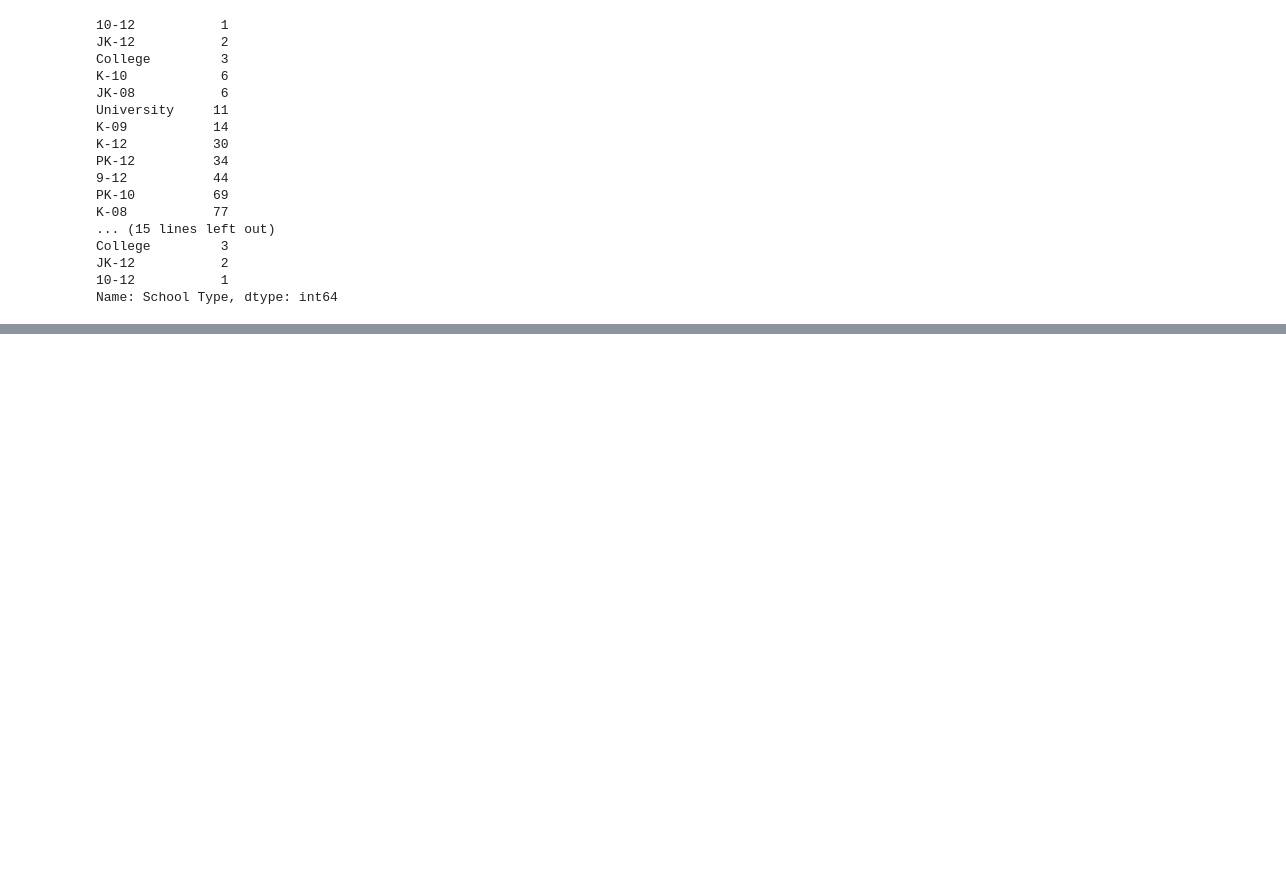
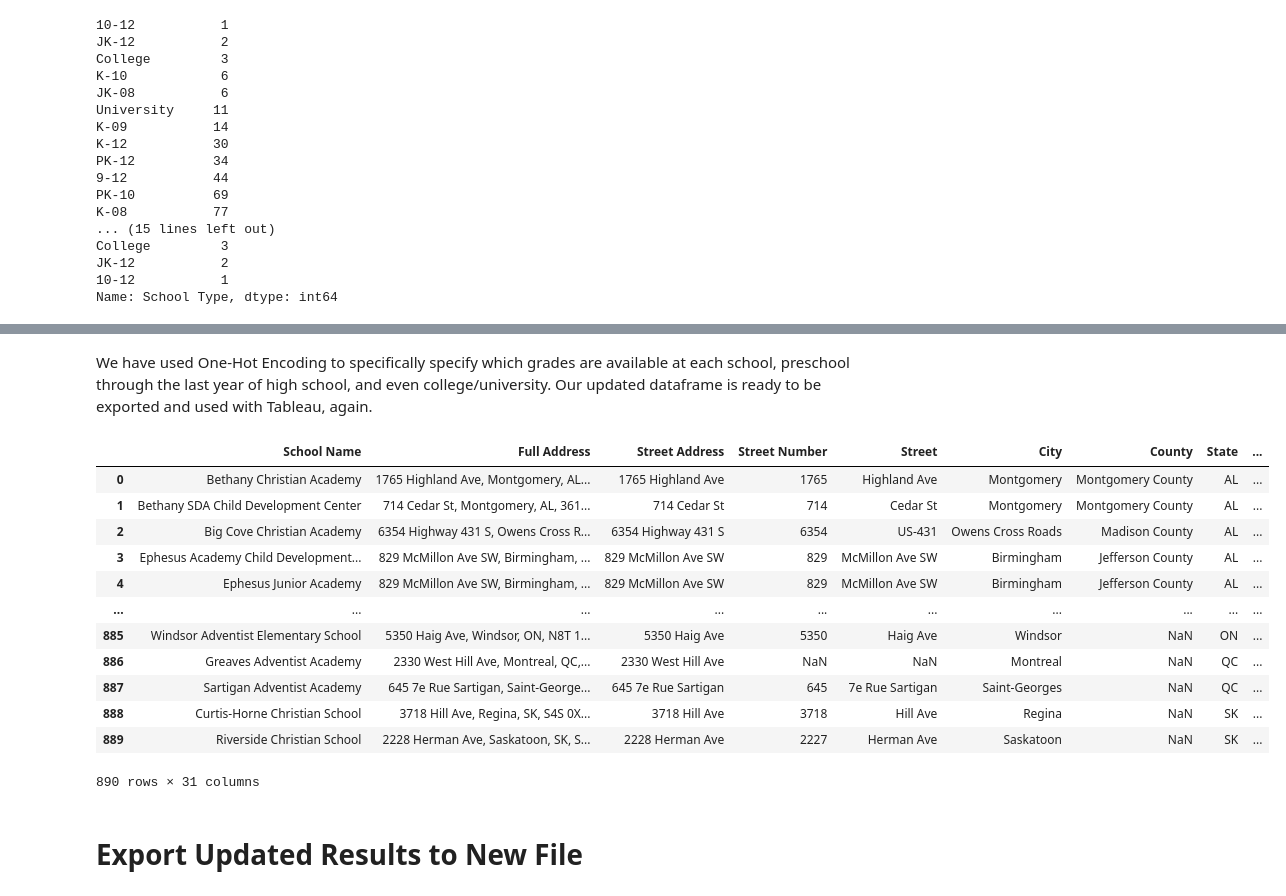
Before and after one commit to whitefreeze/SDANAD-Education, a Jupyter notebook: Scraping.ipynb, the cells around one changed output, grey strips where cells are left out. Cells and saved outputs as stored; diff of their text form; code cells hidden in the pictures; blank space fills up the shorter version.

```diff
--- a/Scraping.ipynb
+++ b/Scraping.ipynb
@@ -548,0 +677,21 @@ print(df_encoded)
+# %% [markdown]
+We have used One-Hot Encoding to specifically specify which grades are available at each school, preschool through the last year of high school, and even college/university. Our updated dataframe is ready to be exported and used with Tableau, again.
+# %%
+# Check if data appears reasonable: it does.
+display(dfx)
+# %% [output]
+|  | School Name | Full Address | Street Address | Street Number | Street | City | County | State | ... |
+| 0 | Bethany Christian Academy | 1765 Highland Ave, Montgomery, AL... | 1765 Highland Ave | 1765 | Highland Ave | Montgomery | Montgomery County | AL | ... |
+| 1 | Bethany SDA Child Development Center | 714 Cedar St, Montgomery, AL, 361... | 714 Cedar St | 714 | Cedar St | Montgomery | Montgomery County | AL | ... |
+| 2 | Big Cove Christian Academy | 6354 Highway 431 S, Owens Cross R... | 6354 Highway 431 S | 6354 | US-431 | Owens Cross Roads | Madison County | AL | ... |
+| 3 | Ephesus Academy Child Development... | 829 McMillon Ave SW, Birmingham, ... | 829 McMillon Ave SW | 829 | McMillon Ave SW | Birmingham | Jefferson County | AL | ... |
+| 4 | Ephesus Junior Academy | 829 McMillon Ave SW, Birmingham, ... | 829 McMillon Ave SW | 829 | McMillon Ave SW | Birmingham | Jefferson County | AL | ... |
+| ... | ... | ... | ... | ... | ... | ... | ... | ... | ... |
+| 885 | Windsor Adventist Elementary School | 5350 Haig Ave, Windsor, ON, N8T 1... | 5350 Haig Ave | 5350 | Haig Ave | Windsor | NaN | ON | ... |
+| 886 | Greaves Adventist Academy | 2330 West Hill Ave, Montreal, QC,... | 2330 West Hill Ave | NaN | NaN | Montreal | NaN | QC | ... |
+| 887 | Sartigan Adventist Academy | 645 7e Rue Sartigan, Saint-George... | 645 7e Rue Sartigan | 645 | 7e Rue Sartigan | Saint-Georges | NaN | QC | ... |
+| 888 | Curtis-Horne Christian School | 3718 Hill Ave, Regina, SK, S4S 0X... | 3718 Hill Ave | 3718 | Hill Ave | Regina | NaN | SK | ... |
+| 889 | Riverside Christian School | 2228 Herman Ave, Saskatoon, SK, S... | 2228 Herman Ave | 2227 | Herman Ave | Saskatoon | NaN | SK | ... |
+890 rows × 31 columns
+# %% [markdown]
+# Export Updated Results to New File
```
Also changed, not shown: parts of 20 cells of this notebook, 1 other file.
